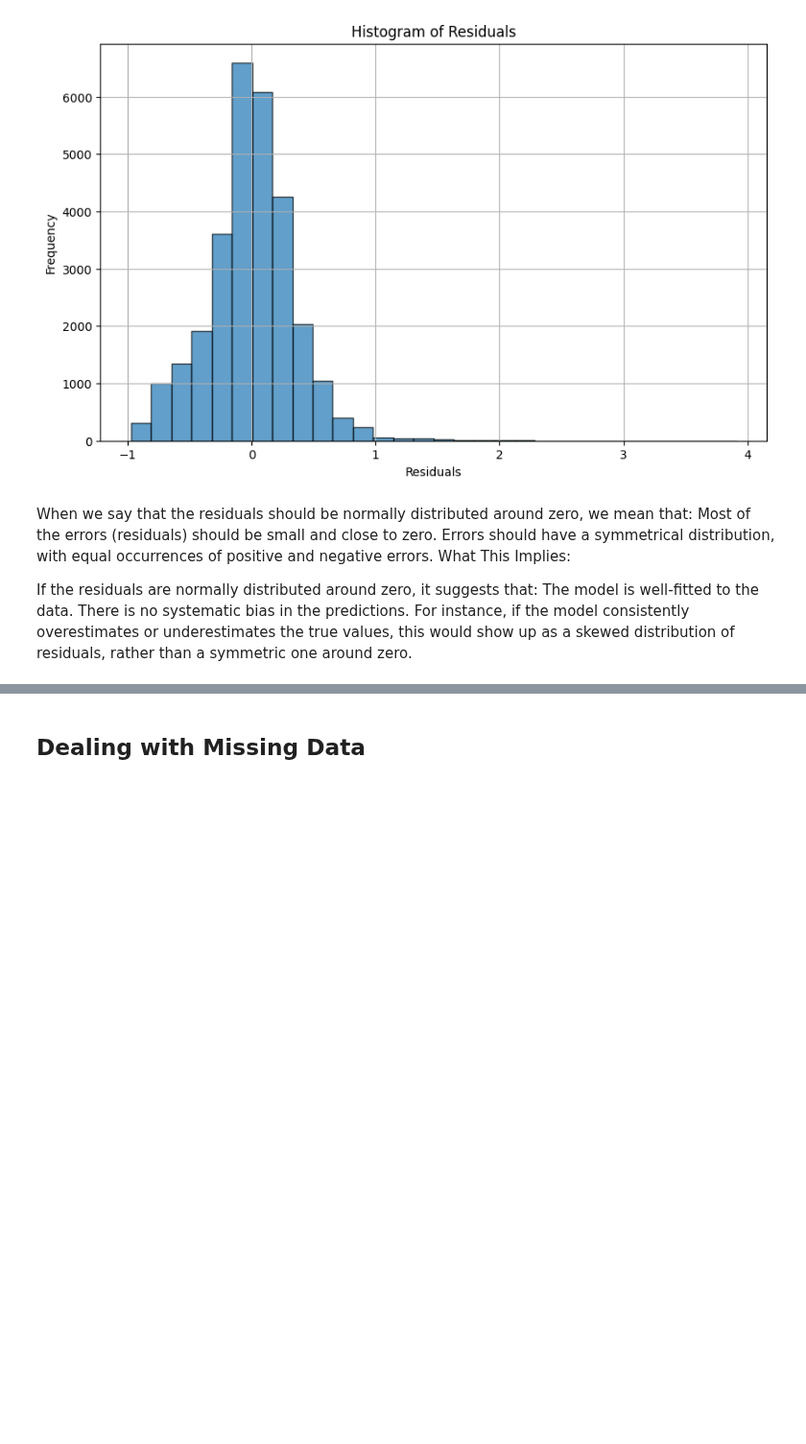
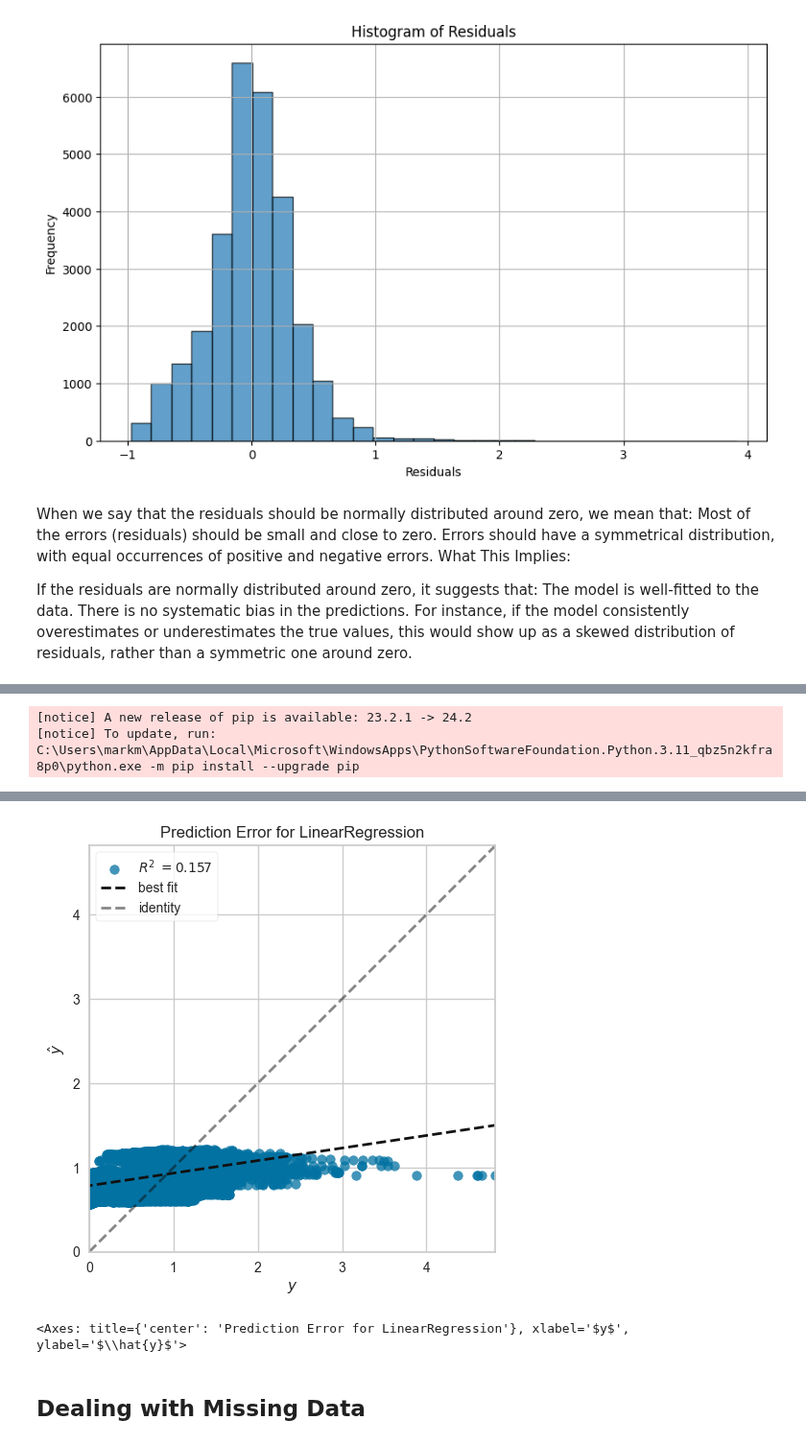
Before and after one commit to markmilner21/Assessment-1-Supervised-Prediction, a Jupyter notebook: Mark Milner/Ongoing Research.ipynb, the cells around one changed output, grey strips where cells are left out. Shown at 96% size. Cells and saved outputs as stored; diff of their text form; code cells hidden in the pictures; blank space fills up the shorter version.

```diff
--- a/Mark Milner/Ongoing Research.ipynb
+++ b/Mark Milner/Ongoing Research.ipynb
@@ -1300,0 +1360,11 @@ There is no systematic bias in the predictions. For instance, if the model consi
+# %%
+!pip install yellowbrick
+from yellowbrick.regressor import PredictionError
+
+visualizer = PredictionError(LinearRegression())
+visualizer.fit(X_train, y_train)
+visualizer.score(X_test, y_test)
+visualizer.show()
+# %% [output]
+[notice] A new release of pip is available: 23.2.1 -> 24.2
+[notice] To update, run: C:\Users\markm\AppData\Local\Microsoft\WindowsApps\PythonSoftwareFoundation.Python.3.11_qbz5n2kfra8p0\python.exe -m pip install --upgrade pip
@@ -1301,3 +1387,5 @@ There is no systematic bias in the predictions. For instance, if the model consi
+[figure, added]
+<Axes: title={'center': 'Prediction Error for LinearRegression'}, xlabel='$y$', ylabel='$\\hat{y}$'>
 # %% [markdown]
 ## Dealing with Missing Data
 # %% [markdown]
```
Also changed, not shown: parts of 7 cells of this notebook.
